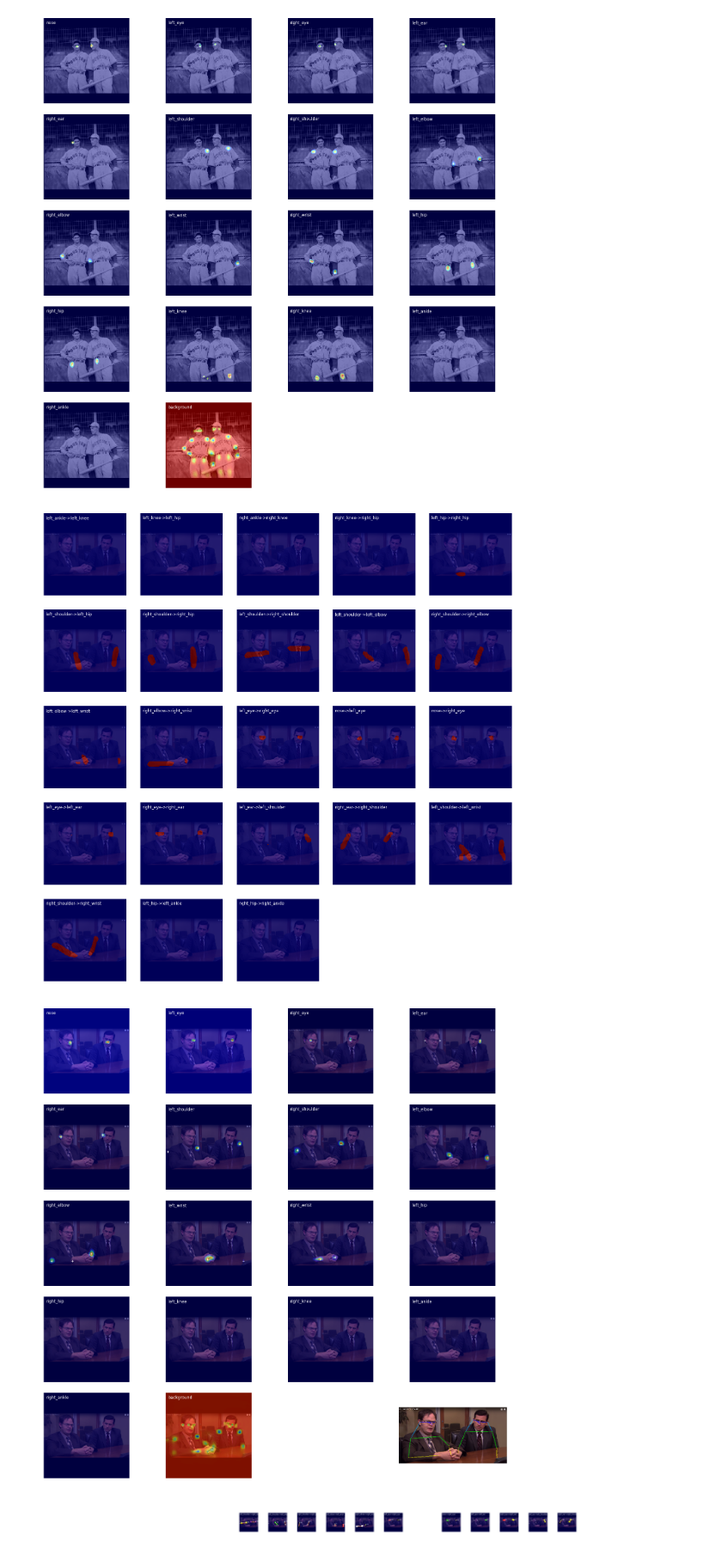
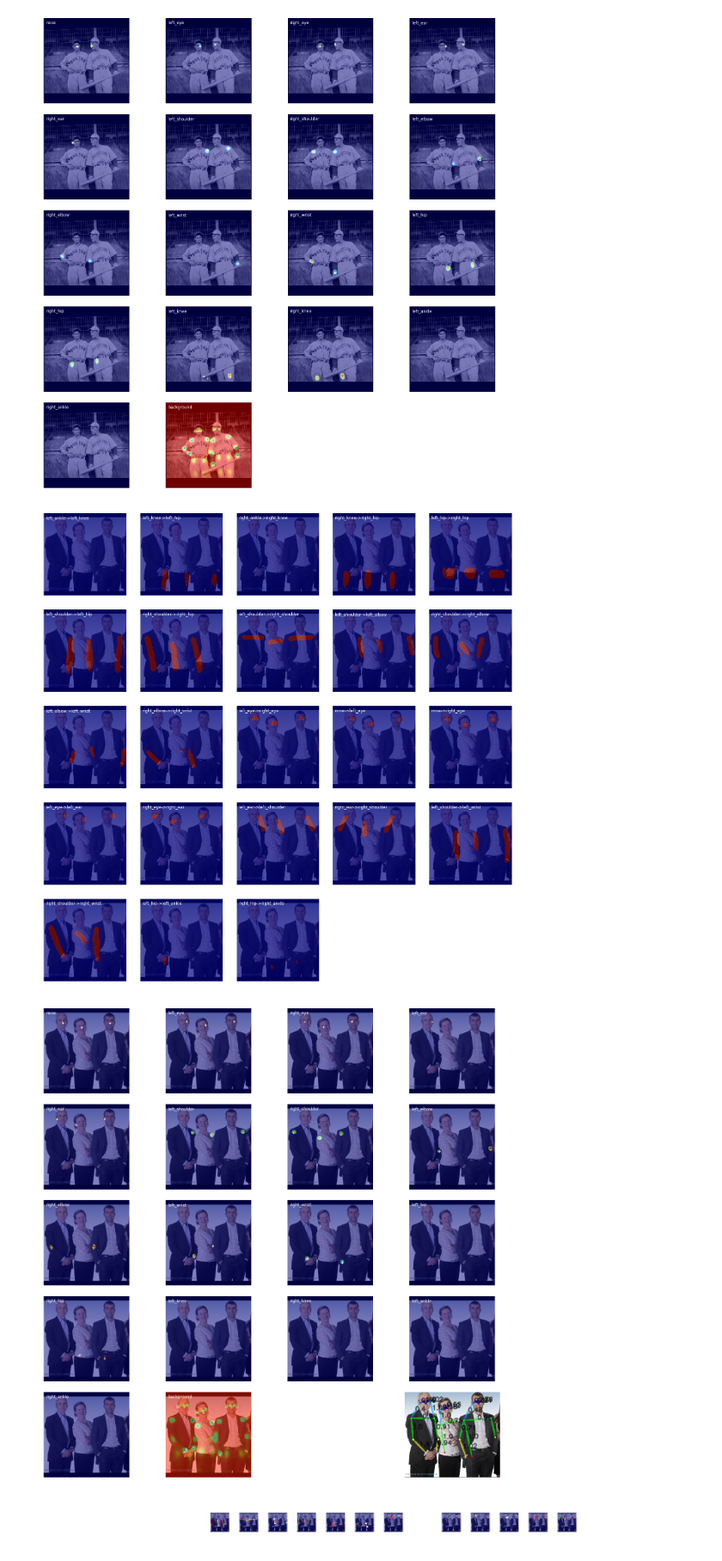
Before and after one commit to Nitish565/yoga-pose-estimation, a Jupyter notebook: COCO/estimate-pose.ipynb, the cells around one changed output. Shown at 86% size. Saved outputs shown, nothing was run; the diff lists cells and outputs as text; code cells hidden in the pictures.

```diff
--- a/COCO/estimate-pose.ipynb
+++ b/COCO/estimate-pose.ipynb
@@ -189,11 +189,11 @@ def make_pose_predictions_and_save_img(im_path, model, IM_SIZE=IM_SIZE, show_plo
         plt.show()
         plot_utils.plot_matching_results(un_im, part_matches_map, joint_pos_map, pf)
 # %%
-make_pose_predictions_and_save_img('./test-images/office/15.png', model, show_plots=True)
+make_pose_predictions_and_save_img('./test-images/group-photo.jpg', model, show_plots=True)
 # %% [output]
-[figure, old version]
+[figure, new version]
-[figure, old version]
+[figure, new version]
-[figure, old version]
+[figure, new version]
 # %%
 %%time
 
```
Also changed, not shown: 38 other files.
